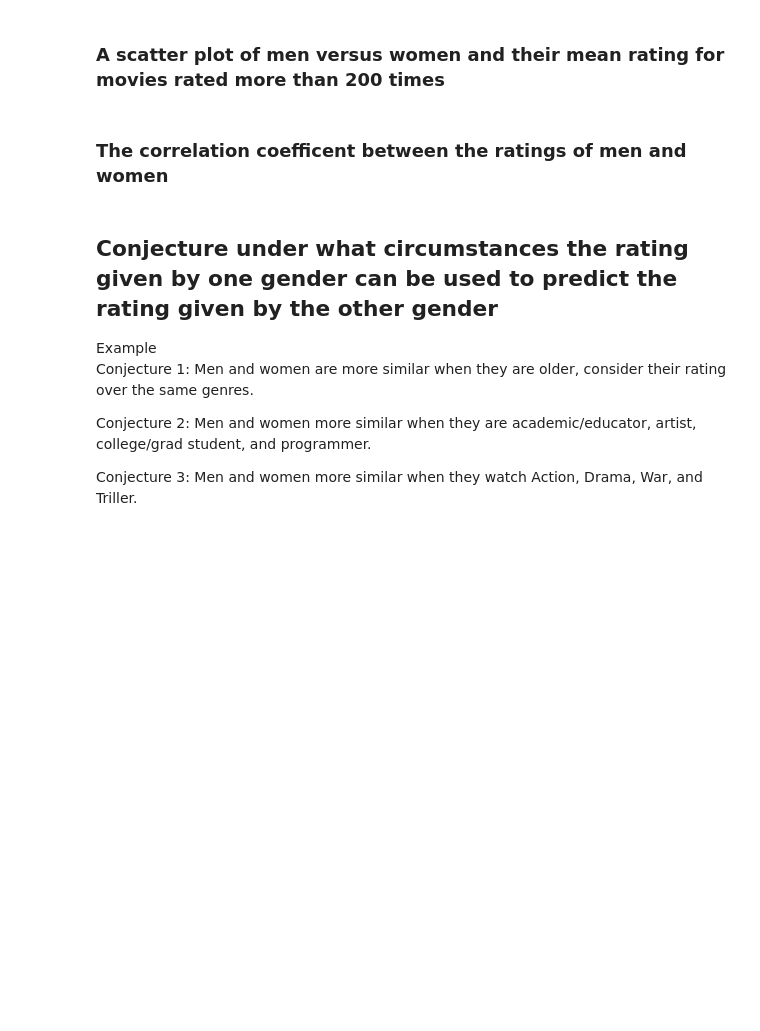
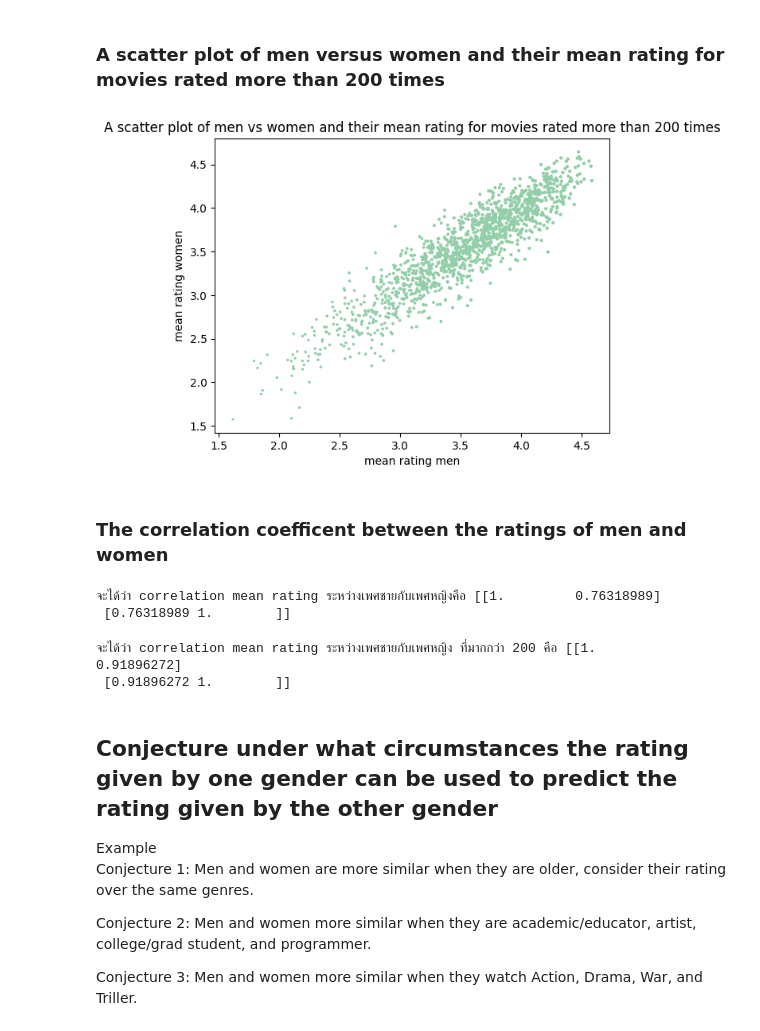
Before and after one commit to Tonry12/data_science_bootcamp_8_tonnaw, a Jupyter notebook: Project2_66.ipynb, the cells around one changed output. Saved outputs shown, nothing was run; the diff lists cells and outputs as text; code cells hidden in the pictures; blank space fills up the shorter version.

```diff
--- a/Project2_66.ipynb
+++ b/Project2_66.ipynb
@@ -201,2 +186,34 @@ NameError: ignored
+# %%
+df_mf_sort = df_mf.groupby('Title').count().sort_values(by='Rating',ascending = False).reset_index()
+
+df_m =df_mf[df_mf['Gender']=='M']
+df_f = df_mf[df_mf['Gender']=='F']
+
+df_m_mean = df_m.groupby('Title').mean()
+df_f_mean = df_f.groupby('Title').mean()
+df_mf1 = df_mf_sort.merge(df_m_mean,how='left',on='Title')
+df_mf2 = df_mf_sort.merge(df_f_mean,how='left',on='Title')
+
+df_mf1_1 = df_mf1[df_mf1['Rating_x'] >= 200]
+use_full_m = df_mf1_1[['Title','Rating_y']]
+use_full_m = use_full_m.set_index('Title')
+
+df_mf2_1 = df_mf2[df_mf2['Rating_x'] >= 200]
+use_full_f = df_mf2_1[['Title','Rating_y']]
+use_full_f = use_full_f.set_index('Title')
+
+plt.scatter(
+            use_full_m,
+            use_full_f,
+            s=use_full_m['Rating_y'],
+            c='#92CEA8',
+            cmap="jet"
+            )
+plt.title('A scatter plot of men vs women and their mean rating for movies rated more than 200 times')
+plt.xlabel('mean rating men')
+plt.ylabel('mean rating women')
+plt.show()
+# %% [output]
+[figure, added]
 # %% [markdown]
 ### The correlation coefficent between the ratings of men and women
@@ -208,3 +220,18 @@ NameError: ignored
+# %%
+# The correlation mean rating for every movie
+ar1 = np.corrcoef(data_plot_notnull['Rating_x'],data_plot_notnull['Rating_y'])
+print(f'จะได้ว่า correlation mean rating ระหว่างเพศชายกับเพศหญิงคือ {ar1} ')
+# %% [output]
+จะได้ว่า correlation mean rating ระหว่างเพศชายกับเพศหญิงคือ [[1.         0.76318989]
+ [0.76318989 1.        ]]
+# %%
+#-------------------------------
+# The correlation movies rated more than 200 times
+ar2 = np.corrcoef(use_full_m['Rating_y'],use_full_f['Rating_y'])
+print(f'จะได้ว่า correlation mean rating ระหว่างเพศชายกับเพศหญิง ที่มากกว่า 200 คือ {ar2} ')
+# %% [output]
+จะได้ว่า correlation mean rating ระหว่างเพศชายกับเพศหญิง ที่มากกว่า 200 คือ [[1.         0.91896272]
+ [0.91896272 1.        ]]
 # %% [markdown]
 ## Conjecture under what circumstances the rating given by one gender can be used to predict the rating given by the other gender
 
```
Also changed, not shown: parts of 20 cells of this notebook.
